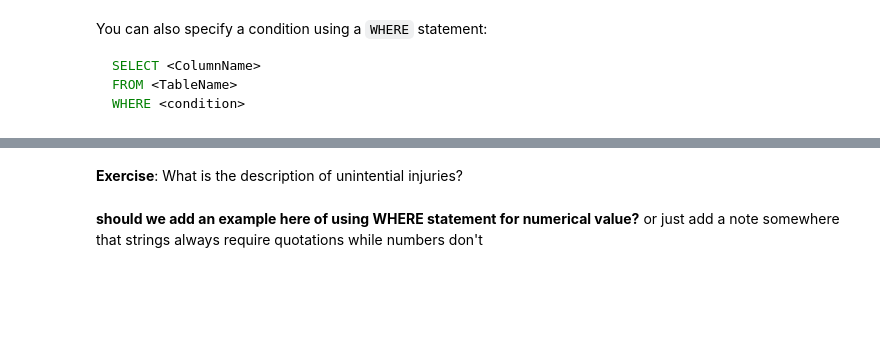
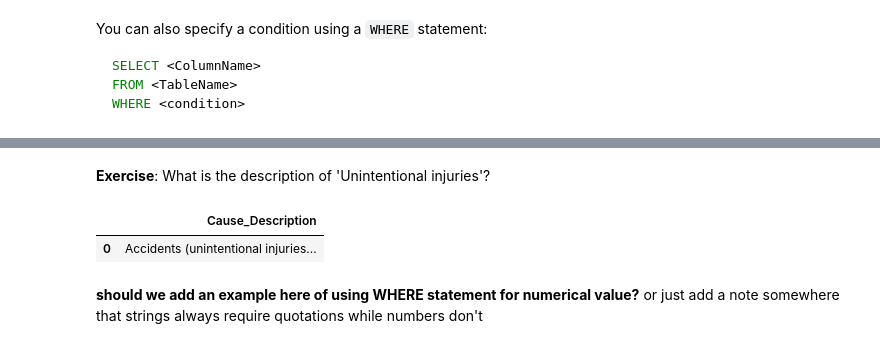
Before and after one commit to LuciMoore/sql_workshop, a Jupyter notebook: sqlite_workshop.ipynb, the cells around one changed output, grey strips where cells are left out. Drawn from its saved outputs; the diff is of its cells as text; code cells hidden in the pictures; blank space fills up the shorter version.

```diff
--- a/sqlite_workshop.ipynb
+++ b/sqlite_workshop.ipynb
@@ -218,2 +322,2 @@ result_df
 # %% [markdown]
-**Exercise**: What is the description of unintential injuries?
+**Exercise**: What is the description of 'Unintentional injuries'?
@@ -222,3 +324,12 @@ result_df
+# %%
+# Answer exercise here
+connection = sqlite3.connect("leading_cases_of_death.sqlite")
+result_df = pd.read_sql_query("SELECT Cause_Description FROM Cause WHERE Cause_Name = 'Unintentional injuries'", connection)
+connection.close()
+result_df
+# %% [output]
+|  | Cause_Description |
+| 0 | Accidents (unintentional injuries... |
 # %% [markdown]
 **should we add an example here of using WHERE statement for numerical value?** or just add a note somewhere that strings always require quotations while numbers don't
 # %% [markdown]
```
Also changed, not shown: parts of 28 cells of this notebook.
